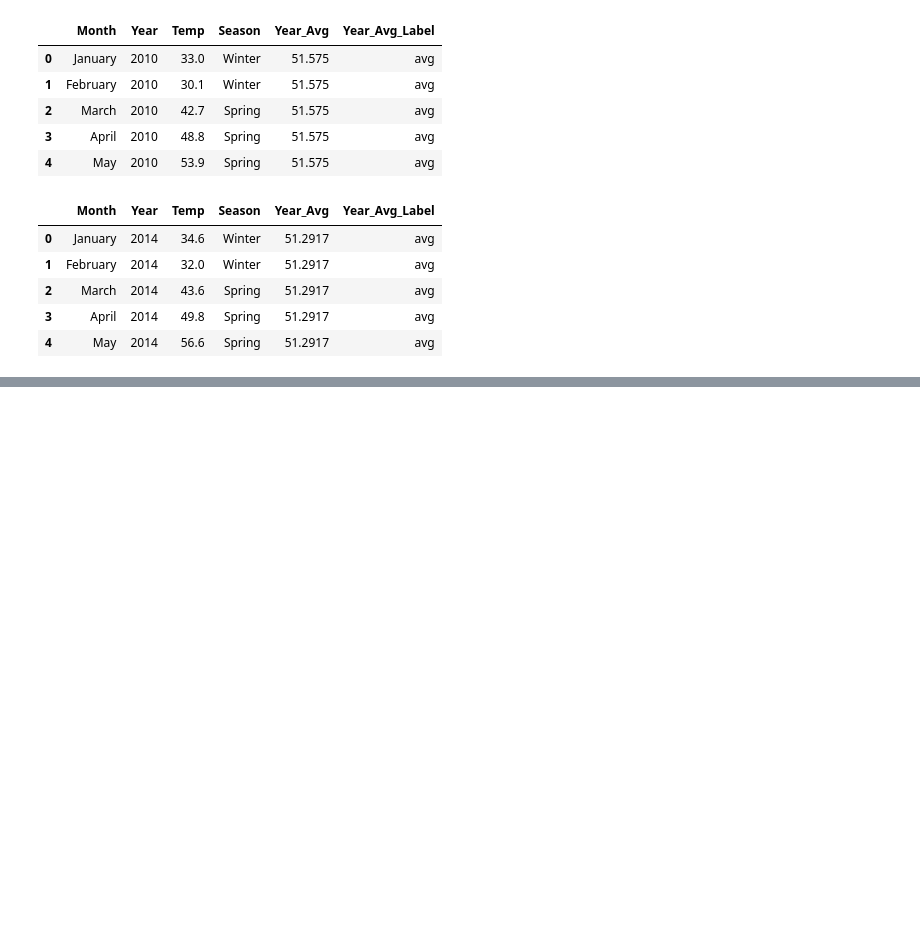
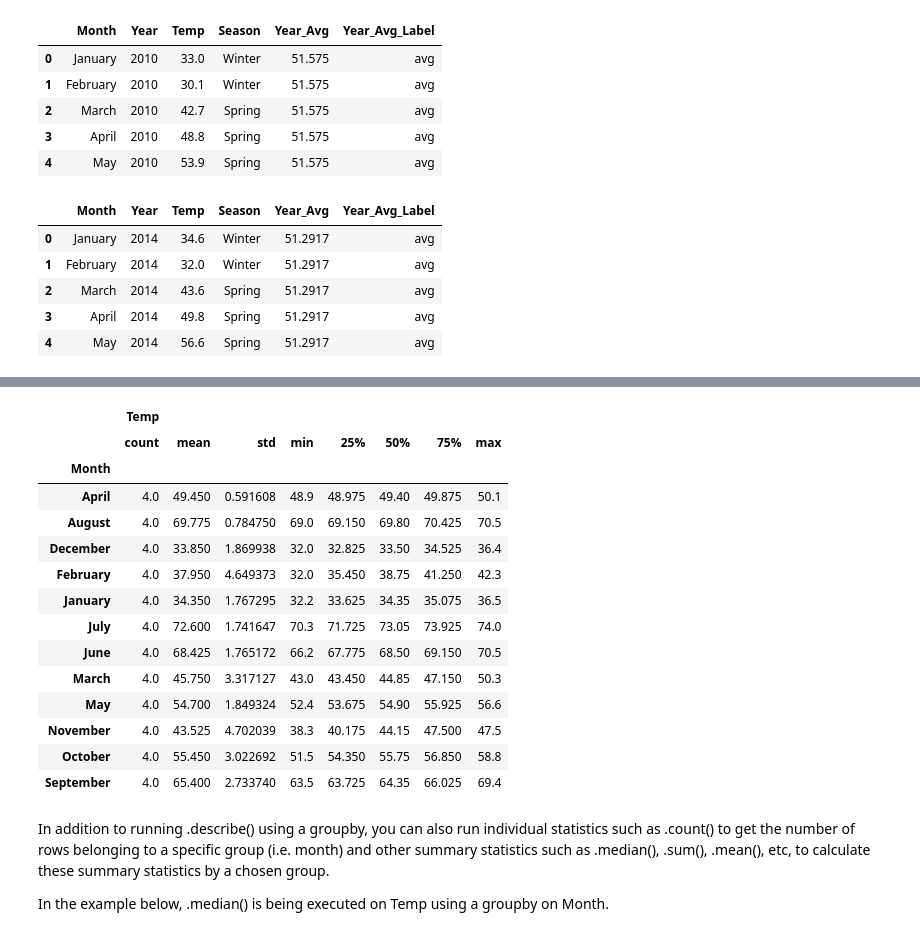
Before and after one commit to geo-py/ea-bootcamp-day-12, a Jupyter notebook: markb-data-wrangling-pandas.ipynb, the cells around one changed output, grey strips where cells are left out. Saved outputs shown, nothing was run; the diff lists cells and outputs as text; code cells hidden in the pictures; blank space fills up the shorter version.

```diff
--- a/markb-data-wrangling-pandas.ipynb
+++ b/markb-data-wrangling-pandas.ipynb
@@ -73,0 +167,27 @@ monthly_temp_2014_to_2017.head()
+# %%
+# create new dataframe from the .describe() output of 'Temp' based
+# on the groupby on 'Month' column
+month_temp_2014_2017_summary = monthly_temp_2014_to_2017.groupby(["Month"])[["Temp"]].describe()
+
+# print new dataframe
+month_temp_2014_2017_summary
+# %% [output]
+|  | Temp |  |  |  |  |  |  |  |
+|  | count | mean | std | min | 25% | 50% | 75% | max |
+| Month |  |  |  |  |  |  |  |  |
+| April | 4.0 | 49.450 | 0.591608 | 48.9 | 48.975 | 49.40 | 49.875 | 50.1 |
+| August | 4.0 | 69.775 | 0.784750 | 69.0 | 69.150 | 69.80 | 70.425 | 70.5 |
+| December | 4.0 | 33.850 | 1.869938 | 32.0 | 32.825 | 33.50 | 34.525 | 36.4 |
+| February | 4.0 | 37.950 | 4.649373 | 32.0 | 35.450 | 38.75 | 41.250 | 42.3 |
+| January | 4.0 | 34.350 | 1.767295 | 32.2 | 33.625 | 34.35 | 35.075 | 36.5 |
+| July | 4.0 | 72.600 | 1.741647 | 70.3 | 71.725 | 73.05 | 73.925 | 74.0 |
+| June | 4.0 | 68.425 | 1.765172 | 66.2 | 67.775 | 68.50 | 69.150 | 70.5 |
+| March | 4.0 | 45.750 | 3.317127 | 43.0 | 43.450 | 44.85 | 47.150 | 50.3 |
+| May | 4.0 | 54.700 | 1.849324 | 52.4 | 53.675 | 54.90 | 55.925 | 56.6 |
+| November | 4.0 | 43.525 | 4.702039 | 38.3 | 40.175 | 44.15 | 47.500 | 47.5 |
+| October | 4.0 | 55.450 | 3.022692 | 51.5 | 54.350 | 55.75 | 56.850 | 58.8 |
+| September | 4.0 | 65.400 | 2.733740 | 63.5 | 63.725 | 64.35 | 66.025 | 69.4 |
+# %% [markdown]
+In addition to running .describe() using a groupby, you can also run individual statistics such as .count() to get the number of rows belonging to a specific group (i.e. month) and other summary statistics such as .median(), .sum(), .mean(), etc, to calculate these summary statistics by a chosen group.
+
+In the example below, .median() is being executed on Temp using a groupby on Month.
```
Also changed, not shown: parts of 32 cells of this notebook.
